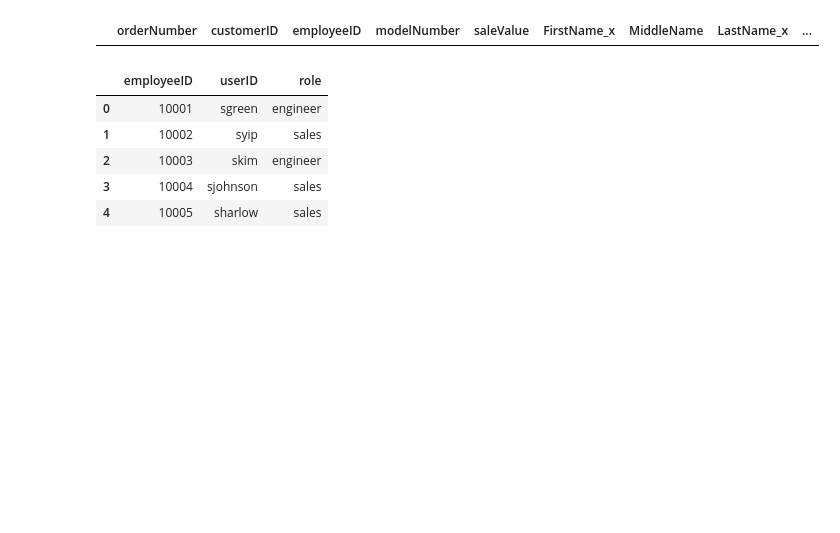
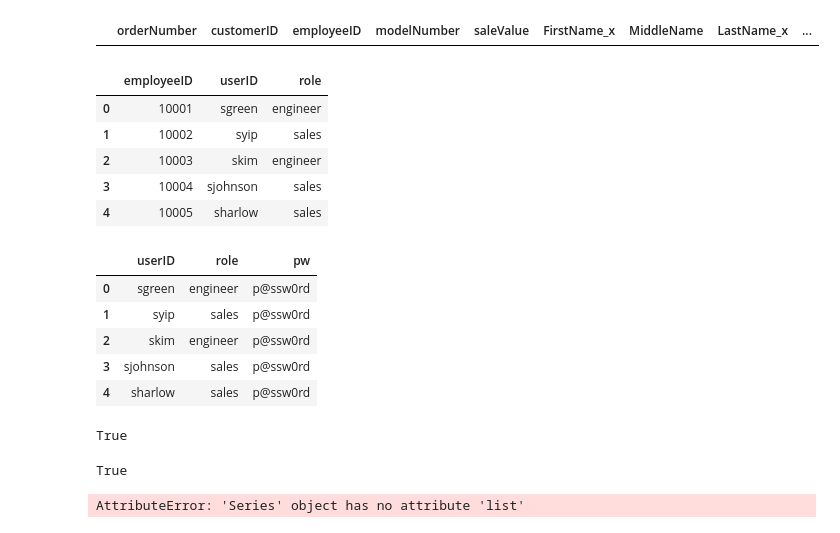
Before and after one commit to eleefoley/CS_425_ERP_App, a Jupyter notebook: notebooks/Problem_Exploration.ipynb, the cells around one changed output. Saved outputs shown, nothing was run; the diff lists cells and outputs as text; code cells hidden in the pictures; blank space fills up the shorter version.

```diff
--- a/notebooks/Problem_Exploration.ipynb
+++ b/notebooks/Problem_Exploration.ipynb
@@ -270,8 +270,26 @@ unpwd.head()
 | 3 | 10004 | sjohnson | sales |
 | 4 | 10005 | sharlow | sales |
 # %%
-unpwd.drop(['employeeID','userID'],axis = 1, inplace = True)
+unpwd.drop(['employeeID'],axis = 1, inplace = True)
 # %%
 unpwd['pw'] = 'p@ssw0rd'
 # %%
 unpwd.to_csv('../erp_app/Data/unpwd.csv',index = False)
+# %%
+unpwd.head()
+# %% [output]
+|  | userID | role | pw |
+| 0 | sgreen | engineer | p@ssw0rd |
+| 1 | syip | sales | p@ssw0rd |
+| 2 | skim | engineer | p@ssw0rd |
+| 3 | sjohnson | sales | p@ssw0rd |
+| 4 | sharlow | sales | p@ssw0rd |
+# %%
+
+un = 'sgreen'
+unpwd.query('userID == "' + str(un) + '"')['pw']
+pw = 'p@ssw0rd'
+if unpwd.query('userID == "' + str(un) + '"')['pw'][0] == pw:
+    print(True)
+# %% [output]
+True
@@ -277,0 +299,9 @@ unpwd.to_csv('../erp_app/Data/unpwd.csv',index = False)
+# %%
+if 'sgreen' in list(unpwd['userID']):
+    print(True)
+# %% [output]
+True
+# %%
+unpwd['userID'].list()
+# %% [output]
+AttributeError: 'Series' object has no attribute 'list'
```
Also changed, not shown: parts of 1 cell of this notebook, 1 other file.
